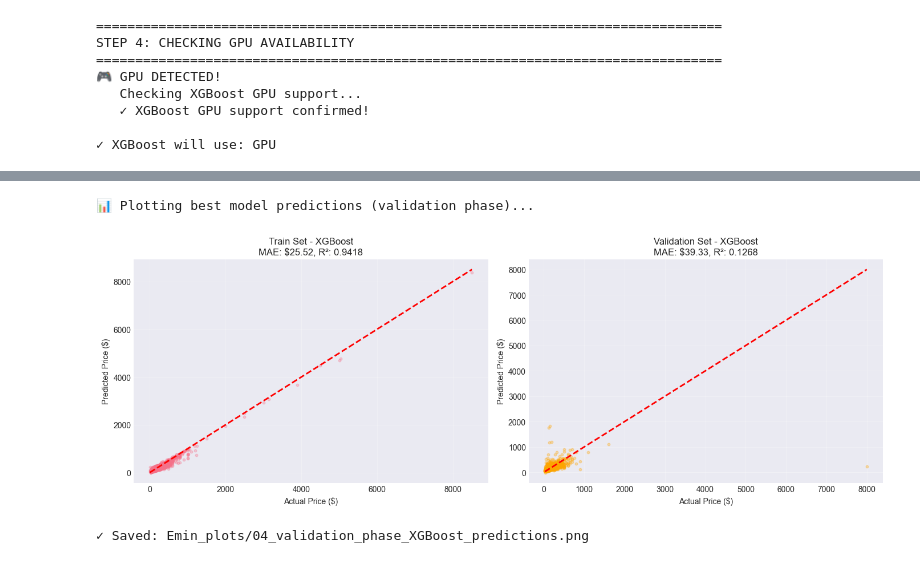
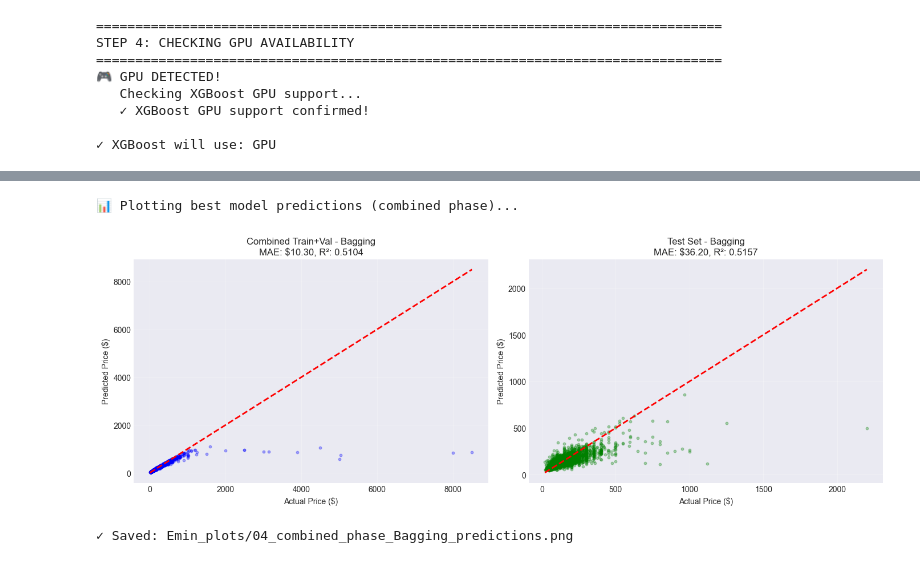
Before and after one commit to EminHALLAK/Airbnb-Price_Predection, a Jupyter notebook: EMİN_HALLAK_22040301163_almostengineers.ipynb, the cells around one changed output, grey strips where cells are left out. Cells and saved outputs as stored; diff of their text form; code cells hidden in the pictures.

```diff
--- a/EMİN_HALLAK_22040301163_almostengineers.ipynb
+++ b/EMİN_HALLAK_22040301163_almostengineers.ipynb
@@ -278,17 +309,17 @@ print("="*80)
 # F-statistic
 print("  Computing F-statistic...")
 f_selector = SelectKBest(f_regression, k='all')
-f_selector.fit(X_train_eng, y_train)
+f_selector.fit(X_trainval_eng, y_trainval)
 f_scores = f_selector.scores_
 
 # Mutual Information
 print("  Computing Mutual Information...")
-mi_scores = mutual_info_regression(X_train_eng, y_train, random_state=42)
+mi_scores = mutual_info_regression(X_trainval_eng, y_trainval, random_state=42)
 
 # Random Forest Importance
 print("  Computing Random Forest Importance...")
 rf_temp = RandomForestRegressor(n_estimators=100, random_state=42, n_jobs=-1, max_depth=10)
-rf_temp.fit(X_train_eng, y_train)
+rf_temp.fit(X_trainval_eng, y_trainval)
 rf_importance = rf_temp.feature_importances_
 
 # Combine scores
@@ -427,7 +458,7 @@ try:
 
         try:
             test_model = XGBRegressor(tree_method='hist', device='cuda', n_estimators=10)
-            test_model.fit(X_train_eng[:100], y_train[:100])
+            test_model.fit(X_trainval_eng[:100], y_trainval[:100])
             print("   ✓ XGBoost GPU support confirmed!")
             use_gpu = True
         except Exception as e:
@@ -934,50 +955,53 @@ print("✓ Saved: Emin_plots/03_model_comparison_validation.png")
 # %%
-# VISUALIZE BEST MODEL PREDICTIONS (VALIDATION PHASE)
-print("\n📊 Plotting best model predictions (validation phase)...")
+# VISUALIZE BEST MODEL PREDICTIONS (COMBINED PHASE)
+print("\n📊 Plotting best model predictions (combined phase)...")
 
 # Get predictions for best model
 if best_model_name == 'Linear_Regression':
-    best_y_train_pred = y_train_pred_lr
-    best_y_val_pred = y_val_pred_lr
+    best_y_train_pred = y_trainval_pred_lr
 elif best_model_name == 'Random_Forest':
-    best_y_train_pred = y_train_pred_rf
-    best_y_val_pred = y_val_pred_rf
+    best_y_train_pred = y_trainval_pred_rf
+elif best_model_name == 'XGBoost':
+    best_y_train_pred = y_trainval_pred_xgb
+
 elif best_model_name == 'Bagging':
-    best_y_train_pred = y_train_pred_bag
-    best_y_val_pred = y_val_pred_bag
+    best_y_train_pred = y_trainval_pred_bag
 elif best_model_name == 'Voting':
-    best_y_train_pred = y_train_pred_vote
-    best_y_val_pred = y_val_pred_vote
-else:  # XGBoost
-    best_y_train_pred = y_train_pred_xgb
-    best_y_val_pred = y_val_pred_xgb
+    best_y_train_pred = y_trainval_pred_vote
 
-# Predictions vs Actual (Train and Val only)
+
+# Predictions vs Actual (Combined Set)
 fig, axes = plt.subplots(1, 2, figsize=(14, 5))
 
-# Train
-axes[0].scatter(y_train, best_y_train_pred, alpha=0.3, s=10)
-axes[0].plot([y_train.min(), y_train.max()], [y_train.min(), y_train.max()], 'r--', lw=2)
+# Combined Set
+axes[0].scatter(y_trainval, best_y_train_pred, alpha=0.3, s=10, color='blue')
+axes[0].plot([y_trainval.min(), y_trainval.max()], [y_trainval.min(), y_trainval.max()], 'r--', lw=2)
 axes[0].set_xlabel('Actual Price ($)')
 axes[0].set_ylabel('Predicted Price ($)')
-axes[0].set_title(f'Train Set - {best_model_name}\nMAE: ${comparison_df.loc[best_model_name, "train_mae"]:.2f}, R²: {comparison_df.loc[best_model_name, "train_r2"]:.4f}')
+axes[0].set_title(f'Combined Train+Val - {best_model_name}\nMAE: ${comparison_df.loc[best_model_name, "train_mae"]:.2f}, R²: {comparison_df.loc[best_model_name, "train_r2"]:.4f}')
 axes[0].grid(True, alpha=0.3)
 
-# Validation
-axes[1].scatter(y_val, best_y_val_pred, alpha=0.3, s=10, color='orange')
-axes[1].plot([y_val.min(), y_val.max()], [y_val.min(), y_val.max()], 'r--', lw=2)
+# Test Set (already calculated in model steps)
+if best_model_name == 'Linear_Regression': best_y_test_pred = y_test_pred_lr
+elif best_model_name == 'Random_Forest': best_y_test_pred = y_test_pred_rf
+elif best_model_name == 'XGBoost': best_y_test_pred = y_test_pred_xgb
+elif best_model_name == 'Bagging': best_y_test_pred = y_test_pred_bag
+elif best_model_name == 'Voting': best_y_test_pred = y_test_pred_vote
+
+axes[1].scatter(y_test, best_y_test_pred, alpha=0.3, s=10, color='green')
+axes[1].plot([y_test.min(), y_test.max()], [y_test.min(), y_test.max()], 'r--', lw=2)
 axes[1].set_xlabel('Actual Price ($)')
 axes[1].set_ylabel('Predicted Price ($)')
-axes[1].set_title(f'Validation Set - {best_model_name}\nMAE: ${comparison_df.loc[best_model_name, "val_mae"]:.2f}, R²: {comparison_df.loc[best_model_name, "val_r2"]:.4f}')
+axes[1].set_title(f'Test Set - {best_model_name}\nMAE: ${comparison_df.loc[best_model_name, "test_mae"]:.2f}, R²: {comparison_df.loc[best_model_name, "test_r2"]:.4f}')
 axes[1].grid(True, alpha=0.3)
 
 plt.tight_layout()
 safe_model_name = best_model_name.replace(' ', '_').replace('/', '_')
-plt.savefig(f'Emin_plots/04_validation_phase_{safe_model_name}_predictions.png', dpi=300, bbox_inches='tight')
+plt.savefig(f'Emin_plots/04_combined_phase_{safe_model_name}_predictions.png', dpi=300, bbox_inches='tight')
 plt.show()
-print(f"✓ Saved: Emin_plots/04_validation_phase_{safe_model_name}_predictions.png")
+print(f"✓ Saved: Emin_plots/04_combined_phase_{safe_model_name}_predictions.png")
 # %% [output]
-📊 Plotting best model predictions (validation phase)...
+📊 Plotting best model predictions (combined phase)...
-[figure, old version]
+[figure, new version]
-✓ Saved: Emin_plots/04_validation_phase_XGBoost_predictions.png
+✓ Saved: Emin_plots/04_combined_phase_Bagging_predictions.png
 # %%
```
Also changed, not shown: parts of 19 cells of this notebook.
